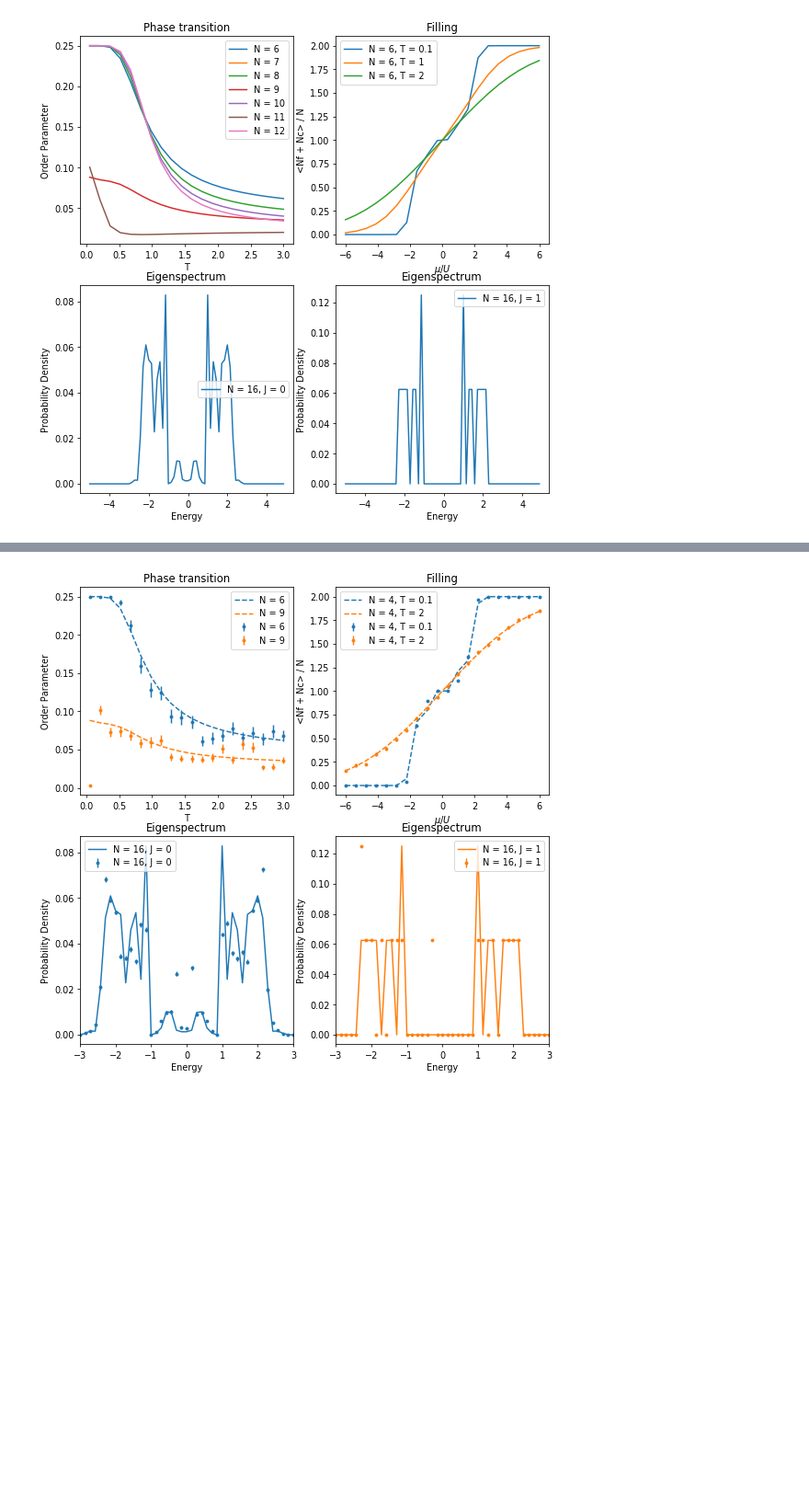
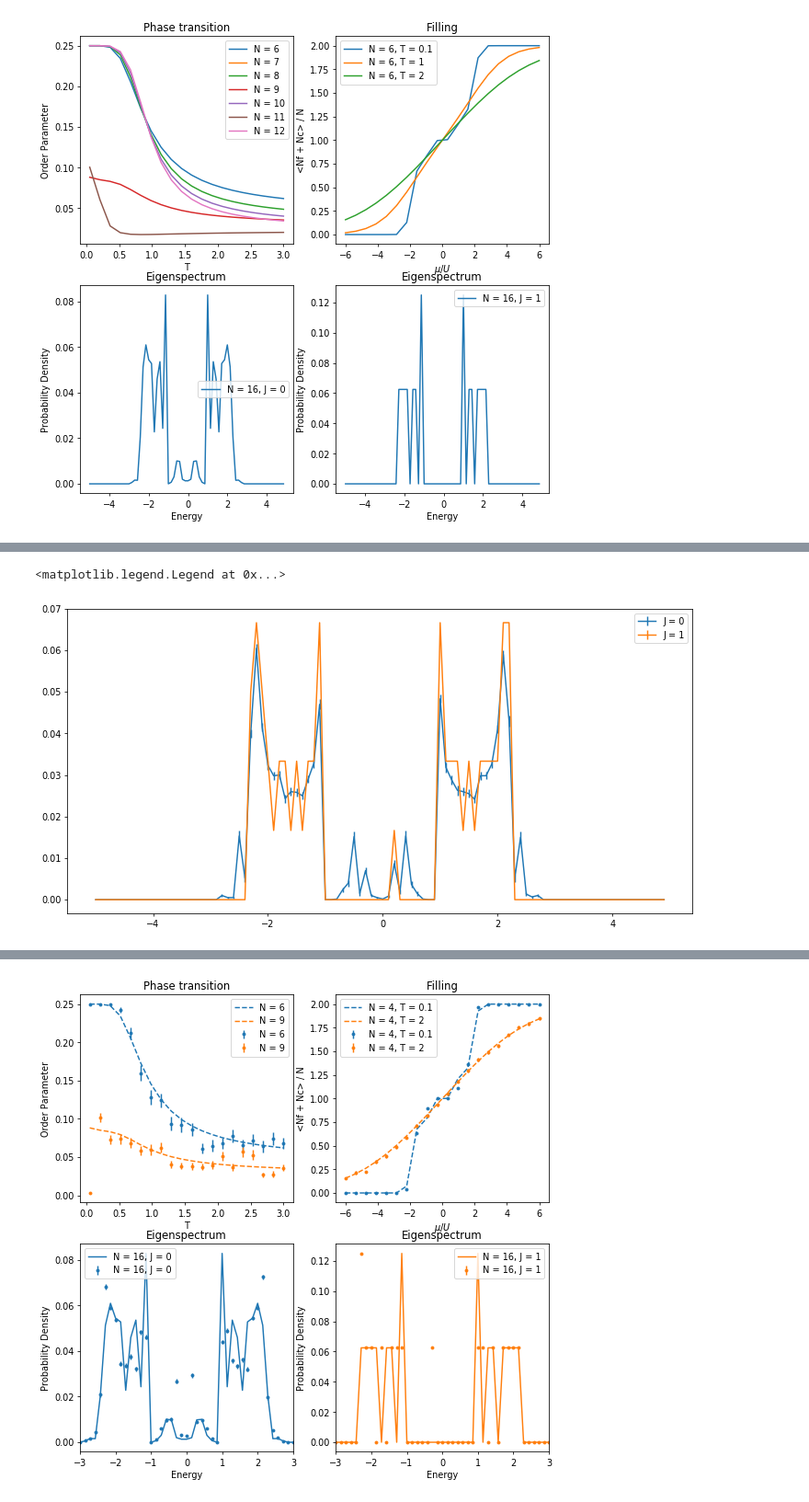
Before and after one commit to TomHodson/FKMC, a Jupyter notebook: notebooks/SecondWind.ipynb, the cells around one changed output, grey strips where cells are left out. Shown at 92% size. Cells and saved outputs as stored; diff of their text form; code cells hidden in the pictures; blank space fills up the shorter version.

```diff
--- a/notebooks/SecondWind.ipynb
+++ b/notebooks/SecondWind.ipynb
@@ -315,7 +315,7 @@ class Eigenspectrum(object):
     def start(self, N_steps, N_sites):
         self.N_steps = N_steps
         self.eigenvals = np.zeros((N_steps,N_sites), dtype = np.float64)
-        self.eigenval_histogram = np.zeros((N_steps,eigenval_bins.shape[0]-1), dtype = np.float64)
+        self.eigenval_histogram = np.zeros((N_steps,self.eigenval_bins.shape[0]-1), dtype = np.float64)
         self.IPR_histogram = np.zeros(eigenval_bins.shape[0]-1, dtype = np.float64)
 
     def update(self, j, Ff, Fc, state, evals, evecs, mu, beta, J_matrix):
@@ -328,14 +328,3 @@ class Eigenspectrum(object):
         histogram = histogram / normalisation_factor
         dhistogram = np.std(self.eigenval_histogram, axis = 0) / normalisation_factor / np.sqrt(self.N_steps)
         return bins, histogram, dhistogram
-
-eigens_mcmc = np.zeros((2,70), dtype = np.float64)
-deigens_mcmc = np.zeros((2,70), dtype = np.float64)
-system_size = 16
-for J in [0,1]:
-    eigenval_bins, eigenval_hist, deigenval_hist = FK_mcmc(state=np.random.choice([0,1],system_size), N_steps = 1000, N_burn_in = 200, mu = 0, beta = 1/0.07, U = 2, J=J, alpha=1.5, t = 1,
-                                  logger=Eigenspectrum())
-
-    eigens_mcmc[J] = eigenval_hist
-    deigens_mcmc[J] = deigenval_hist
-    plt.errorbar(eigenval_bins[:-1], eigenval_hist, yerr = deigenval_hist)
@@ -343,0 +344,42 @@ for J in [0,1]:
+# %%
+class Eigenspectrum_IPR(object):
+    def __init__(self, bins = 70, limit = 5):
+        self.eigenval_bins = np.linspace(-limit, limit, bins + 1)
+
+    def start(self, N_steps, N_sites):
+        self.N_steps = N_steps
+        self.eigenvals = np.zeros((N_steps,N_sites), dtype = np.float64)
+        self.eigenval_histogram = np.zeros((N_steps,self.eigenval_bins.shape[0]-1), dtype = np.float64)
+        self.IPR_histogram = np.zeros(eigenval_bins.shape[0]-1, dtype = np.float64)
+
+    def update(self, j, Ff, Fc, state, evals, evecs, mu, beta, J_matrix):
+        IPRs = some_function(eigenvecs)
+
+        #these are the indices corresponding to the energy bin that each energy and IPR should go into
+        indices = np.searchsorted(self.eigenval_bins, evals)
+
+        #
+        self.eigenval_histogram[j] = np.bincount(indices)
+
+        #need to group the IPRs by the bin they should go into
+
+    def return_vals(self):
+        bins = self.eigenval_bins
+        histogram = np.mean(self.eigenval_histogram, axis = 0)
+        normalisation_factor = np.sum(histogram)
+        histogram = histogram / normalisation_factor
+        dhistogram = np.std(self.eigenval_histogram, axis = 0) / normalisation_factor / np.sqrt(self.N_steps)
+        return bins, histogram, dhistogram
+
+f,ax = plt.subplots(figsize = (2*textwidth, textwidth))
+
+system_size = 60
+for J in [0,1]:
+    eigenval_bins, eigenval_hist, deigenval_hist = FK_mcmc(state=np.random.choice([0,1],system_size), N_steps = 100, N_burn_in = 10, mu = 0, beta = 1/0.07, U = 2, J=J, alpha=1.5, t = 1,
+                                  logger=Eigenspectrum_IPR(bins = 100))
+
+    ax.errorbar(eigenval_bins[:-1], eigenval_hist, yerr = deigenval_hist, label = f'J = {J}')
+ax.legend()
+# %% [output]
+<matplotlib.legend.Legend at 0x...>
+[figure, added]
```
Also changed, not shown: parts of 3 cells of this notebook.
